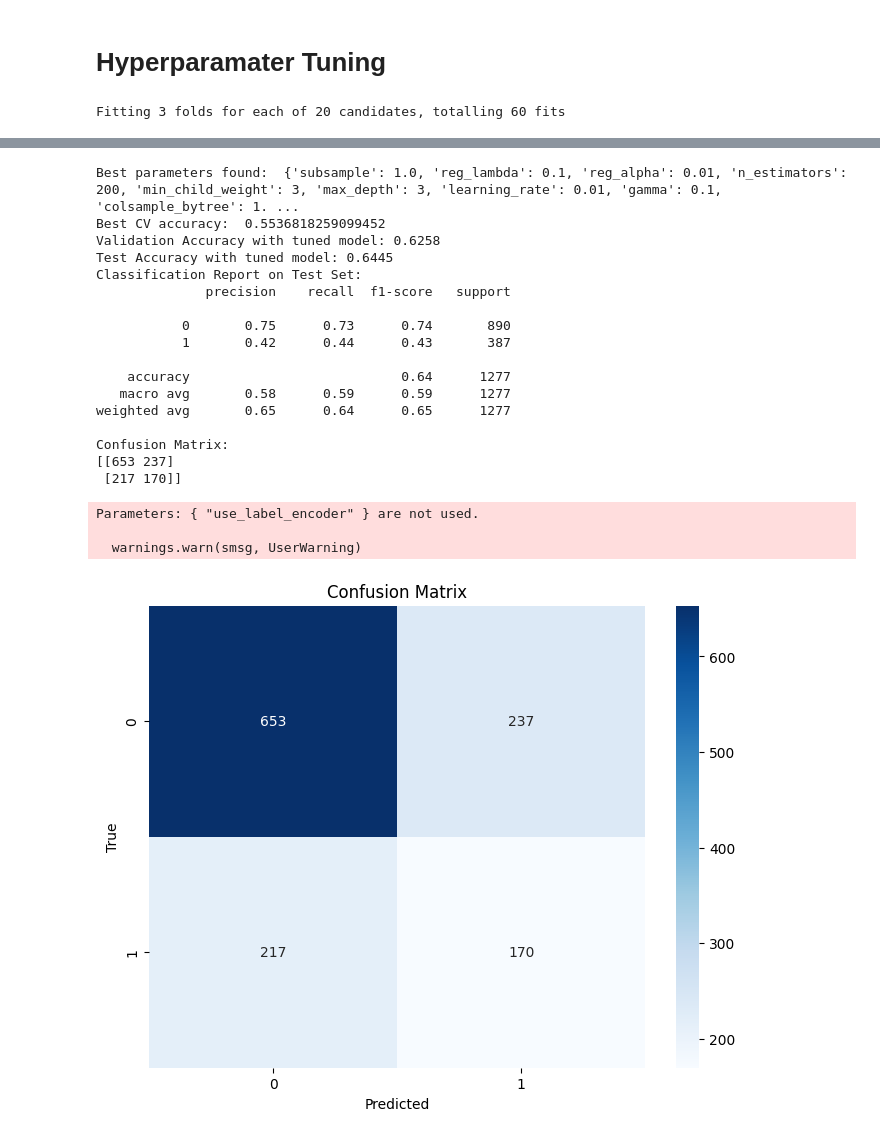
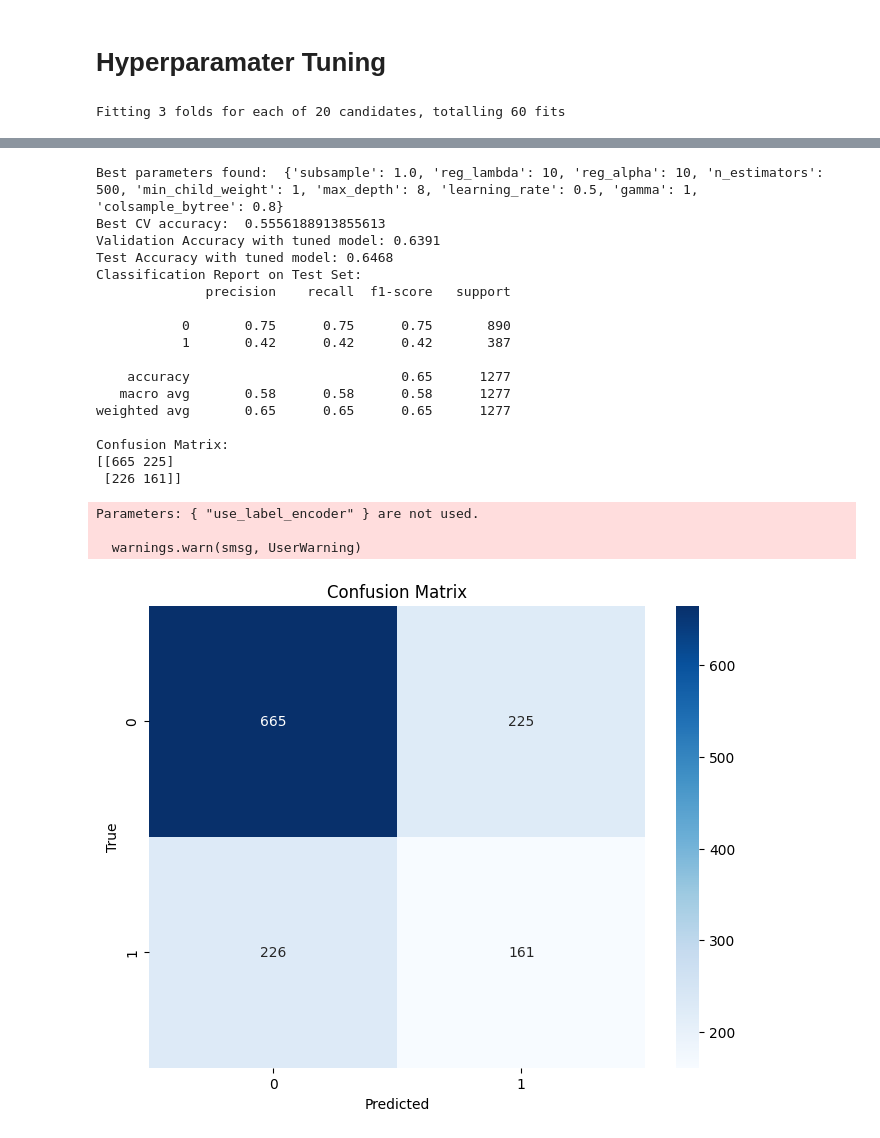
Before and after one commit to CrawfordJohn/big-data-bowl, a Jupyter notebook: models/xgboost.ipynb, the cells around one changed output, grey strips where cells are left out. Drawn from its saved outputs; the diff is of its cells as text; code cells hidden in the pictures.

```diff
--- a/models/xgboost.ipynb
+++ b/models/xgboost.ipynb
@@ -122,15 +123,15 @@ import numpy as np
 
 # 1. Define a parameter grid for XGBoost hyperparameters
 param_dist = {
-    "n_estimators": [50, 100, 200, 300],
-    "max_depth": [3, 4, 5, 6],
-    "learning_rate": [0.1, 0.01, 0.001],
-    "subsample": [0.6, 0.8, 1.0],
-    "colsample_bytree": [0.6, 0.8, 1.0],
-    "min_child_weight": [1, 3, 5],
-    "gamma": [0, 0.1, 0.3, 0.5],
-    "reg_alpha": [0, 0.01, 0.1, 1],
-    "reg_lambda": [0, 0.01, 0.1, 1]
+    "n_estimators": [50, 100, 200, 300, 400, 500],  # More options for number of trees
+    "max_depth": [3, 4, 5, 6, 8, 10, 12],           # Wider range of tree depths
+    "learning_rate": [0.5, 0.1, 0.01, 0.001, 0.0001],  # Extended learning rates
+    "subsample": [0.5, 0.6, 0.7, 0.8, 0.9, 1.0],    # Finer granularity for subsample
+    "colsample_bytree": [0.5, 0.6, 0.7, 0.8, 0.9, 1.0],  # More options for feature sampling
+    "min_child_weight": [1, 2, 3, 4, 5, 10],        # Wider range for regularization
+    "gamma": [0, 0.1, 0.3, 0.5, 1, 2],              # Add higher gamma values
+    "reg_alpha": [0, 0.01, 0.1, 1, 10, 100],        # Wider range for L1 regularization
+    "reg_lambda": [0, 0.01, 0.1, 1, 10, 100]        # Wider range for L2 regularization
 }
 
 # 2. Initialize an XGBoost classifier
@@ -193,42 +194,42 @@ plt.ylabel('True')
 plt.title('Confusion Matrix')
 plt.show()
 # %% [output]
 Fitting 3 folds for each of 20 candidates, totalling 60 fits
 Parameters: { "use_label_encoder" } are not used.
 
   warnings.warn(smsg, UserWarning)
 Parameters: { "use_label_encoder" } are not used.
 
   warnings.warn(smsg, UserWarning)
 Parameters: { "use_label_encoder" } are not used.
 
   warnings.warn(smsg, UserWarning)
 Parameters: { "use_label_encoder" } are not used.
 
   warnings.warn(smsg, UserWarning)
 ... (164 lines left out)
   warnings.warn(smsg, UserWarning)
 Parameters: { "use_label_encoder" } are not used.
 
   warnings.warn(smsg, UserWarning)
-Best parameters found:  {'subsample': 1.0, 'reg_lambda': 0.1, 'reg_alpha': 0.01, 'n_estimators': 200, 'min_child_weight': 3, 'max_depth': 3, 'learning_rate': 0.01, 'gamma': 0.1, 'colsample_bytree': 1. ...
-Best CV accuracy:  0.5536818259099452
-Validation Accuracy with tuned model: 0.6258
-Test Accuracy with tuned model: 0.6445
+Best parameters found:  {'subsample': 1.0, 'reg_lambda': 10, 'reg_alpha': 10, 'n_estimators': 500, 'min_child_weight': 1, 'max_depth': 8, 'learning_rate': 0.5, 'gamma': 1, 'colsample_bytree': 0.8}
+Best CV accuracy:  0.5556188913855613
+Validation Accuracy with tuned model: 0.6391
+Test Accuracy with tuned model: 0.6468
 Classification Report on Test Set:
               precision    recall  f1-score   support
 
-           0       0.75      0.73      0.74       890
-           1       0.42      0.44      0.43       387
+           0       0.75      0.75      0.75       890
+           1       0.42      0.42      0.42       387
 
-    accuracy                           0.64      1277
-   macro avg       0.58      0.59      0.59      1277
-weighted avg       0.65      0.64      0.65      1277
+    accuracy                           0.65      1277
+   macro avg       0.58      0.58      0.58      1277
+weighted avg       0.65      0.65      0.65      1277
 
 Confusion Matrix:
-[[653 237]
- [217 170]]
+[[665 225]
+ [226 161]]
 Parameters: { "use_label_encoder" } are not used.
 
   warnings.warn(smsg, UserWarning)
-[figure, old version]
+[figure, new version]
```
Also changed, not shown: parts of 4 cells of this notebook, 7 other files.
